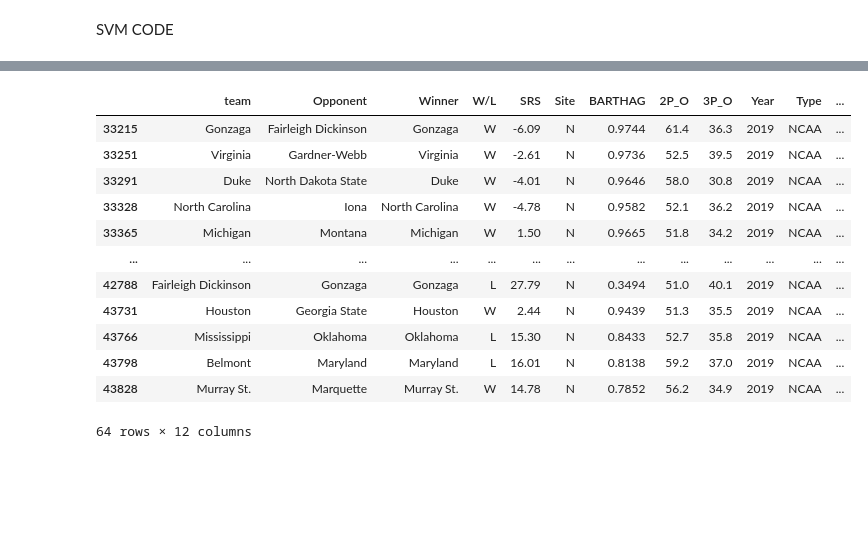
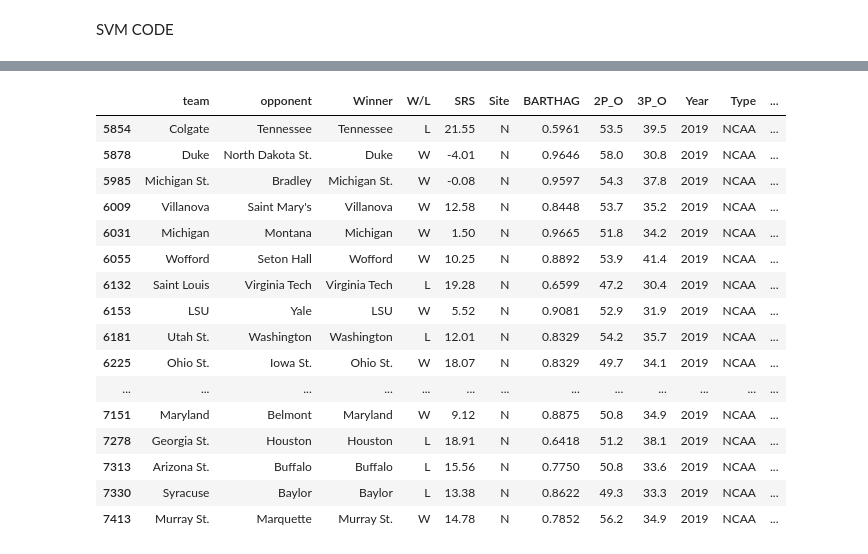
Before and after one commit to ktian9/svm-cs490, a Jupyter notebook: svm_notebook_v2.ipynb, the cells around one changed output, grey strips where cells are left out. Cells and saved outputs as stored; diff of their text form; code cells hidden in the pictures; blank space fills up the shorter version.

```diff
--- a/svm_notebook_v2.ipynb
+++ b/svm_notebook_v2.ipynb
@@ -46,3 +8,15 @@ df
+# %%
+
+df = pd.read_excel("./Data/all_important_games.xlsx")
+df.drop_duplicates(subset="game_id", keep="first", inplace=True)
+
+df1 = pd.read_excel("./Data/all_important_tournament_games.xlsx")
+df1.drop_duplicates(subset="game_id", keep="first", inplace=True)
+
+
+
+
+df = df.append(df1, ignore_index=True)
 # %%
 df.head()
 # %% [output]
@@ -94,5 +68,5 @@ training_set
 # %%
 #test = df
-training_set["Winner"] = np.where(training_set['W/L'] == 'W', training_set['team'], training_set['Opponent'])
+training_set["Winner"] = np.where(training_set['W/L'] == 'W', training_set['team'], training_set['opponent'])
 training_set.head()
 # %% [output]
@@ -106,7 +80,7 @@ training_set.head()
 # %% [markdown]
 SELECT FEATURES FOR TRAINING SET HERE
 # %%
-training_set = training_set[['team', 'Opponent', "Winner", "W/L", "SRS", 'Site',"BARTHAG" ,"2P_O", "3P_O" ,"Year", "Type", "New Date"]]
+training_set = training_set[['team', 'opponent', "Winner", "W/L", "SRS", 'Site',"BARTHAG" ,"2P_O", "3P_O" ,"Year", "Type", "Date"]]
 training_set = training_set.dropna() #SVM CANNOT BE TRAINED ON NA DATA
 
 print(len(training_set))
@@ -362,23 +344,27 @@ save
 # %%
 check = save[(save['Year'] == 2019) & (save['Type']=='NCAA')]
 
-check = check.loc[(check["New Date"] == "21-Mar-19") | (check["New Date"] == "22-Mar-19")]
+check = check.loc[(check["Date"] == "2019-03-21") | (check["Date"] == "2019-03-22")]
 
 check
 # %% [output]
-|  | team | Opponent | Winner | W/L | SRS | Site | BARTHAG | 2P_O | 3P_O | Year | Type | ... |
-| 33215 | Gonzaga | Fairleigh Dickinson | Gonzaga | W | -6.09 | N | 0.9744 | 61.4 | 36.3 | 2019 | NCAA | ... |
-| 33251 | Virginia | Gardner-Webb | Virginia | W | -2.61 | N | 0.9736 | 52.5 | 39.5 | 2019 | NCAA | ... |
-| 33291 | Duke | North Dakota State | Duke | W | -4.01 | N | 0.9646 | 58.0 | 30.8 | 2019 | NCAA | ... |
-| 33328 | North Carolina | Iona | North Carolina | W | -4.78 | N | 0.9582 | 52.1 | 36.2 | 2019 | NCAA | ... |
-| 33365 | Michigan | Montana | Michigan | W | 1.50 | N | 0.9665 | 51.8 | 34.2 | 2019 | NCAA | ... |
+|  | team | opponent | Winner | W/L | SRS | Site | BARTHAG | 2P_O | 3P_O | Year | Type | ... |
+| 5854 | Colgate | Tennessee | Tennessee | L | 21.55 | N | 0.5961 | 53.5 | 39.5 | 2019 | NCAA | ... |
+| 5878 | Duke | North Dakota St. | Duke | W | -4.01 | N | 0.9646 | 58.0 | 30.8 | 2019 | NCAA | ... |
+| 5985 | Michigan St. | Bradley | Michigan St. | W | -0.08 | N | 0.9597 | 54.3 | 37.8 | 2019 | NCAA | ... |
+| 6009 | Villanova | Saint Mary's | Villanova | W | 12.58 | N | 0.8448 | 53.7 | 35.2 | 2019 | NCAA | ... |
+| 6031 | Michigan | Montana | Michigan | W | 1.50 | N | 0.9665 | 51.8 | 34.2 | 2019 | NCAA | ... |
+| 6055 | Wofford | Seton Hall | Wofford | W | 10.25 | N | 0.8892 | 53.9 | 41.4 | 2019 | NCAA | ... |
+| 6132 | Saint Louis | Virginia Tech | Virginia Tech | L | 19.28 | N | 0.6599 | 47.2 | 30.4 | 2019 | NCAA | ... |
+| 6153 | LSU | Yale | LSU | W | 5.52 | N | 0.9081 | 52.9 | 31.9 | 2019 | NCAA | ... |
+| 6181 | Utah St. | Washington | Washington | L | 12.01 | N | 0.8329 | 54.2 | 35.7 | 2019 | NCAA | ... |
+| 6225 | Ohio St. | Iowa St. | Ohio St. | W | 18.07 | N | 0.8329 | 49.7 | 34.1 | 2019 | NCAA | ... |
 | ... | ... | ... | ... | ... | ... | ... | ... | ... | ... | ... | ... | ... |
-| 42788 | Fairleigh Dickinson | Gonzaga | Gonzaga | L | 27.79 | N | 0.3494 | 51.0 | 40.1 | 2019 | NCAA | ... |
-| 43731 | Houston | Georgia State | Houston | W | 2.44 | N | 0.9439 | 51.3 | 35.5 | 2019 | NCAA | ... |
-| 43766 | Mississippi | Oklahoma | Oklahoma | L | 15.30 | N | 0.8433 | 52.7 | 35.8 | 2019 | NCAA | ... |
-| 43798 | Belmont | Maryland | Maryland | L | 16.01 | N | 0.8138 | 59.2 | 37.0 | 2019 | NCAA | ... |
-| 43828 | Murray St. | Marquette | Murray St. | W | 14.78 | N | 0.7852 | 56.2 | 34.9 | 2019 | NCAA | ... |
+| 7151 | Maryland | Belmont | Maryland | W | 9.12 | N | 0.8875 | 50.8 | 34.9 | 2019 | NCAA | ... |
+| 7278 | Georgia St. | Houston | Houston | L | 18.91 | N | 0.6418 | 51.2 | 38.1 | 2019 | NCAA | ... |
+| 7313 | Arizona St. | Buffalo | Buffalo | L | 15.56 | N | 0.7750 | 50.8 | 33.6 | 2019 | NCAA | ... |
+| 7330 | Syracuse | Baylor | Baylor | L | 13.38 | N | 0.8622 | 49.3 | 33.3 | 2019 | NCAA | ... |
+| 7413 | Murray St. | Marquette | Murray St. | W | 14.78 | N | 0.7852 | 56.2 | 34.9 | 2019 | NCAA | ... |
-64 rows × 12 columns
 # %%
 check['pred'] = t['pred'].tolist()
 check['actual'] = t['actual'].tolist()
```
Also changed, not shown: parts of 25 cells of this notebook.
